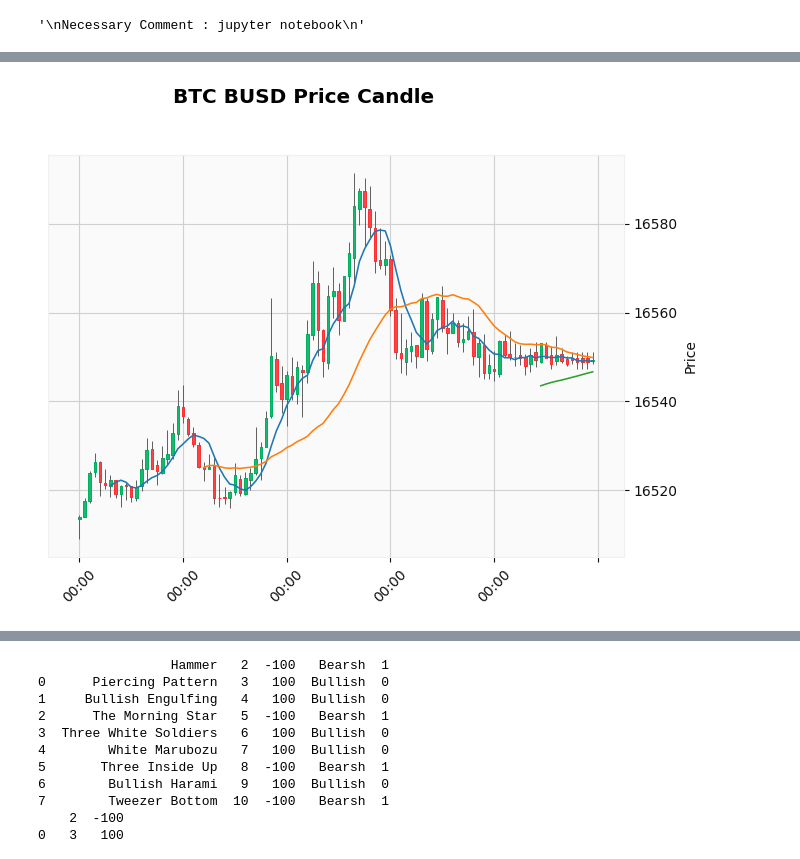
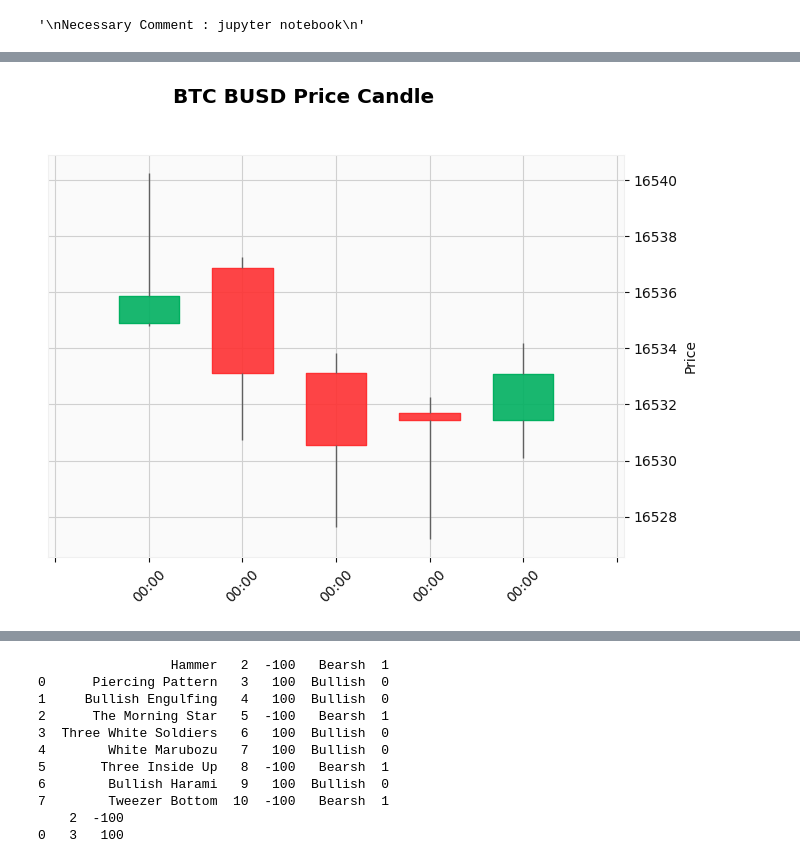
Before and after one commit to sushen/TradingAi, a Jupyter notebook: AiResearch.ipynb, the cells around one changed output, grey strips where cells are left out. Drawn from its saved outputs; the diff is of its cells as text; code cells hidden in the pictures.

```diff
--- a/AiResearch.ipynb
+++ b/AiResearch.ipynb
@@ -89,16 +89,16 @@ df_candle = df.set_index('CloseTime')
 df_candle.index = pd.to_datetime(df.index, unit='ms')
 # %%
 mpf.plot(
-    df_candle.tail(100),
+    df_candle.tail(5),
 #     df,
     mav=[7, 25 , 90],
     type="candle",
 #     type="renko",
     title=f"BTC BUSD Price Candle",
     style="yahoo",
 )
 # %% [output]
-[figure, old version]
+[figure, new version]
 # %%
 df = df.set_index('CloseTime')
 df.index = pd.to_datetime(df.index, unit='ms')
```
Also changed, not shown: parts of 11 cells of this notebook, 3 other files.
